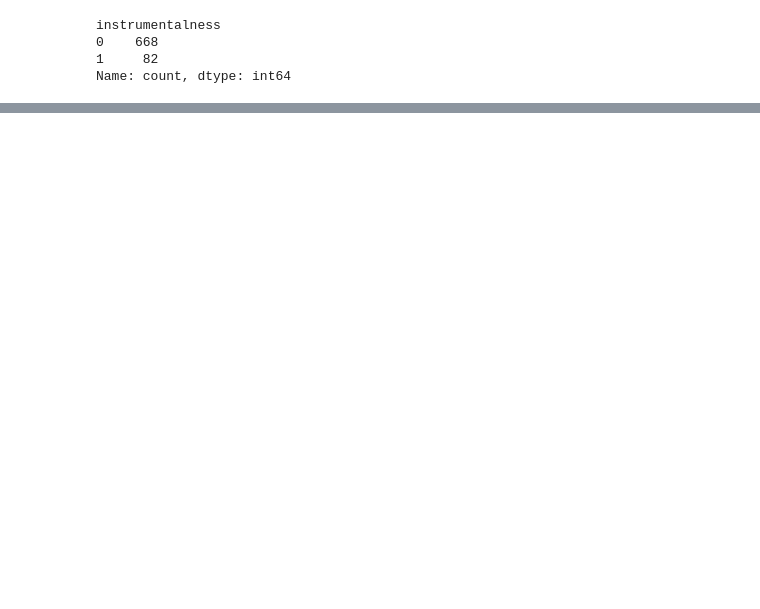
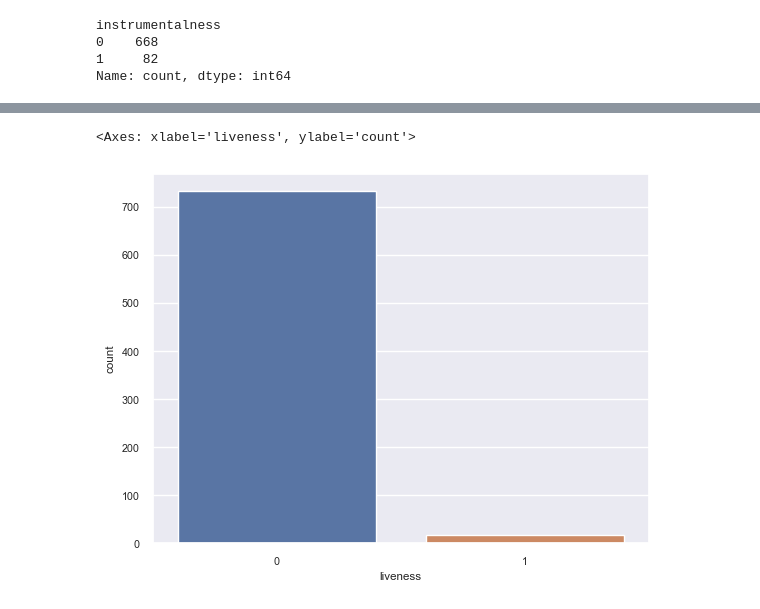
Before and after one commit to jorgeceferinovaldez/tp_final_analisis_datos, a Jupyter notebook: tp_grupal.ipynb, the cells around one changed output, grey strips where cells are left out. Saved outputs shown, nothing was run; the diff lists cells and outputs as text; code cells hidden in the pictures; blank space fills up the shorter version.

```diff
--- a/tp_grupal.ipynb
+++ b/tp_grupal.ipynb
@@ -360,0 +466,6 @@ df_copia
+# %%
+# Graficor la distribución de las variable liveness
+sns.countplot(x="liveness", data=df_copia)
+# %% [output]
+<Axes: xlabel='liveness', ylabel='count'>
+[figure, added]
```
Also changed, not shown: parts of 46 cells of this notebook, 1 other file.
